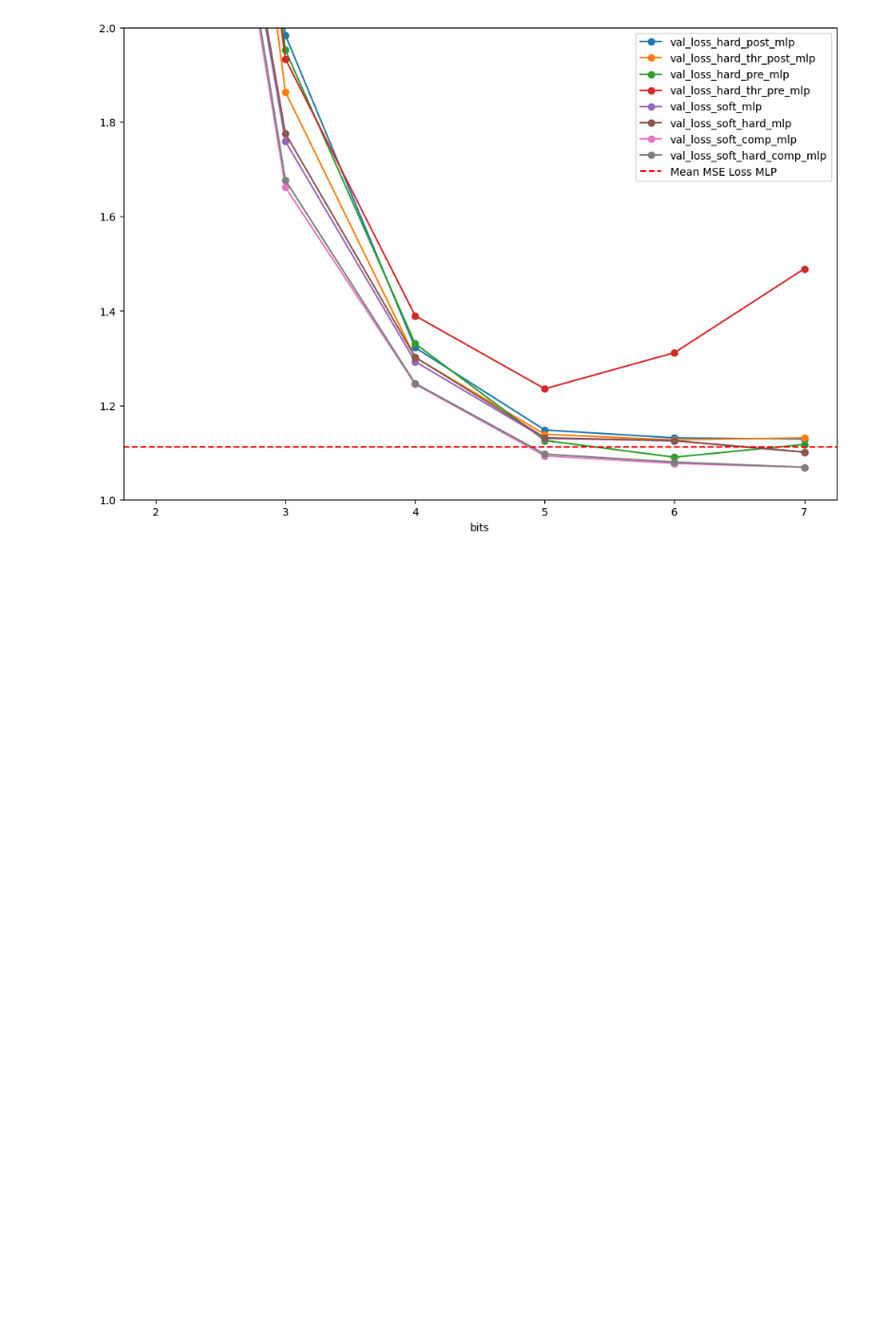
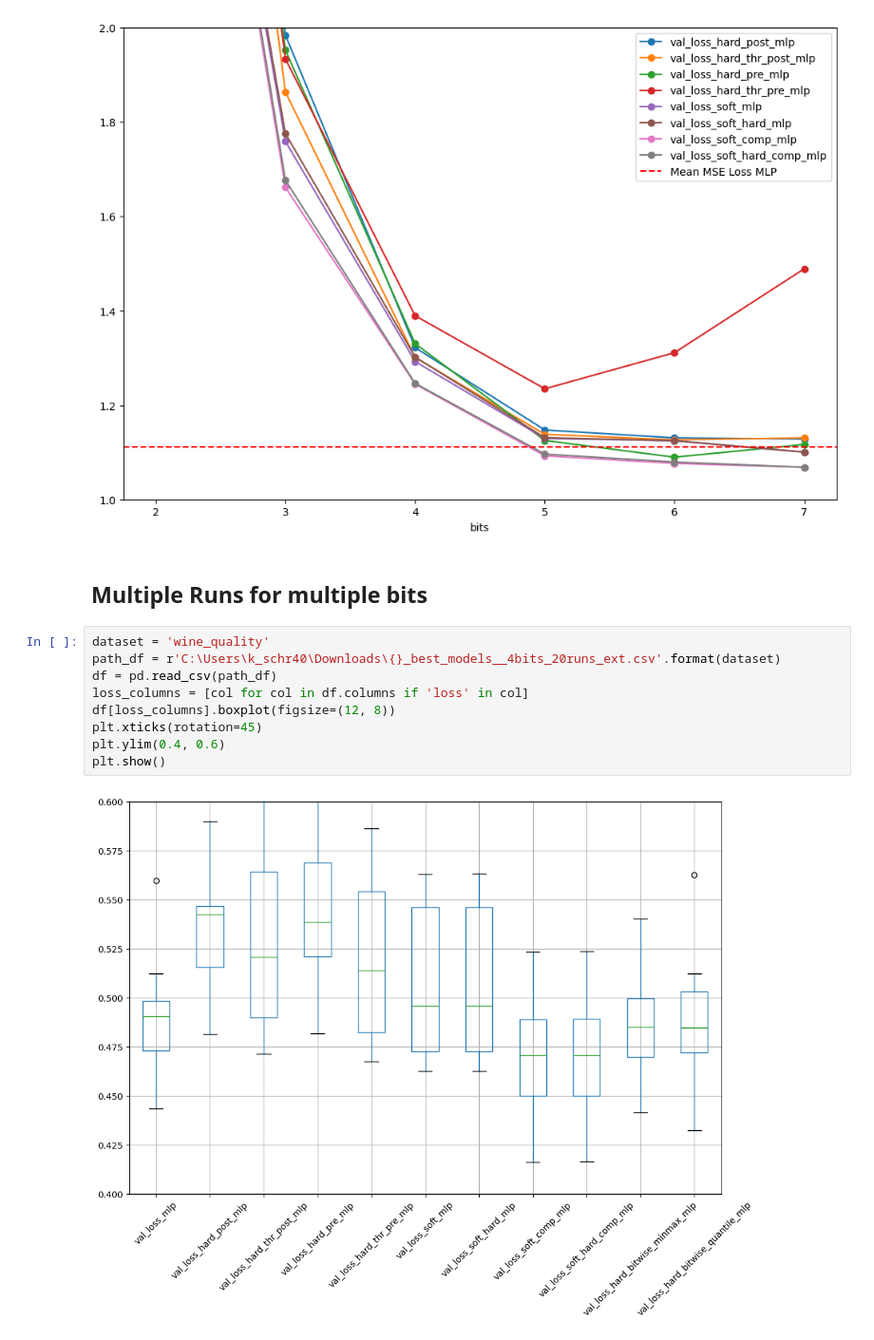
Before and after one commit to kschr40/FeatureCompression, a Jupyter notebook: notebooks/analyse_results.ipynb, the cells around one changed output. Shown at 95% size. Drawn from its saved outputs; the diff is of its cells as text; blank space fills up the shorter version.

Commit message:
Plotting for new results added

```diff
--- a/notebooks/analyse_results.ipynb
+++ b/notebooks/analyse_results.ipynb
@@ -419,3 +419,16 @@ plt.legend()
 plt.show()
 # %% [output]
 [figure]
+# %% [markdown]
+## Multiple Runs for multiple bits
+# %%
+dataset = 'wine_quality'
+path_df = r'C:\Users\k_schr40\Downloads\{}_best_models__4bits_20runs_ext.csv'.format(dataset)
+df = pd.read_csv(path_df)
+loss_columns = [col for col in df.columns if 'loss' in col]
+df[loss_columns].boxplot(figsize=(12, 8))
+plt.xticks(rotation=45)
+plt.ylim(0.4, 0.6)
+plt.show()
+# %% [output]
+[figure, added]
```
Also changed, not shown: parts of 24 cells of this notebook, 2 other files.
